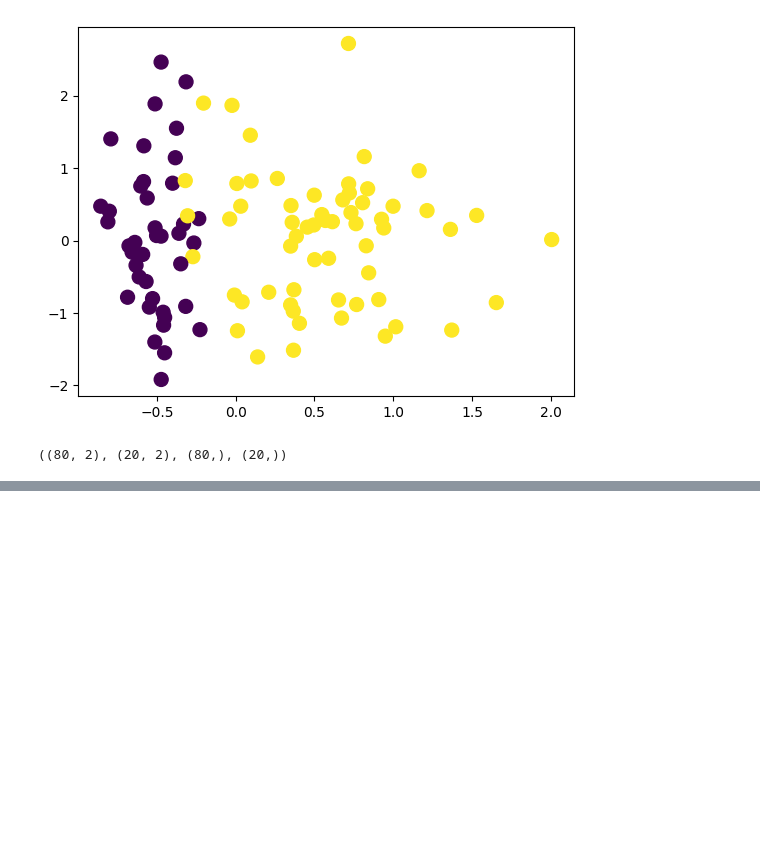
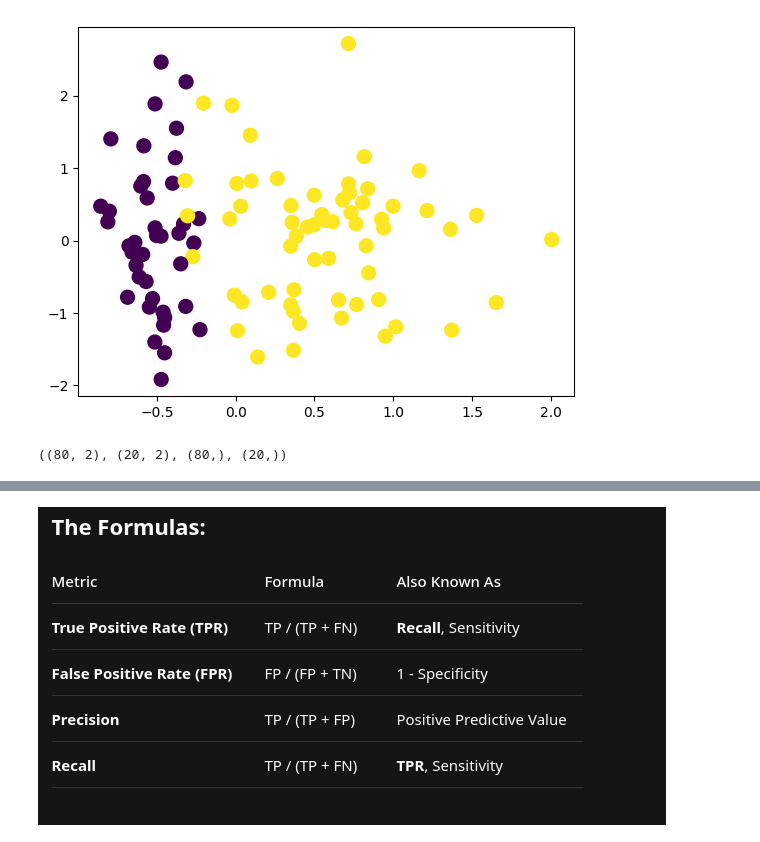
Before and after one commit to yasin-arafat-05/python-academic, a Jupyter notebook: numerical_code/mid.ipynb, the cells around one changed output, grey strips where cells are left out. Cells and saved outputs as stored; diff of their text form; code cells hidden in the pictures; blank space fills up the shorter version.

```diff
--- a/numerical_code/mid.ipynb
+++ b/numerical_code/mid.ipynb
@@ -717,3 +765,8 @@ plot_decision_regions(X,y,model)
+# %%
+from IPython.display import display,Image
+display(Image("../img/img01.png"))
+# %% [output]
+[figure, added]
 # %%
 roc = roc_curve(y_train,y_pred)
 roc
```
Also changed, not shown: parts of 16 cells of this notebook, 1 other file.
